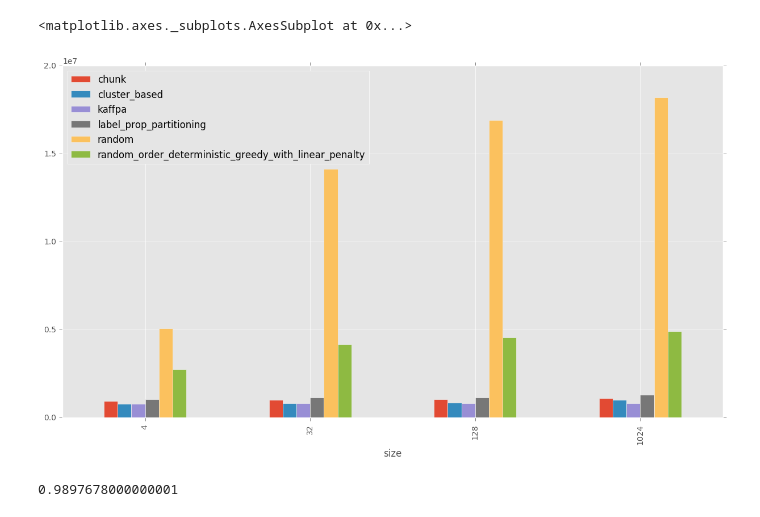
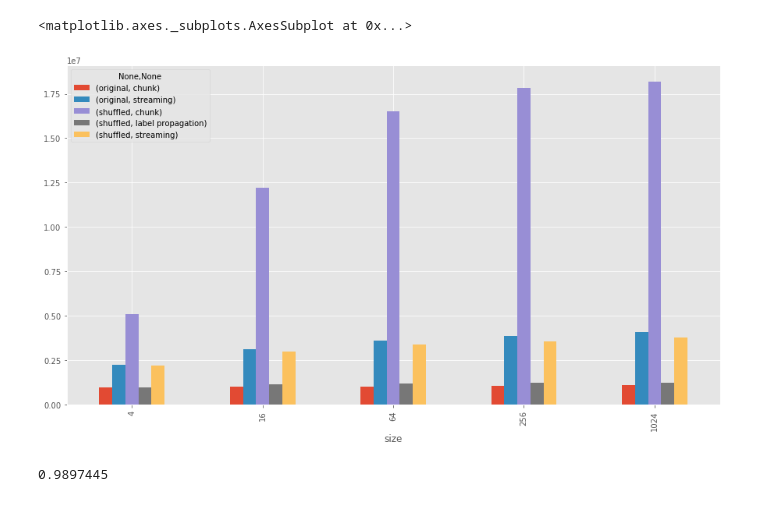
Before and after one commit to kit-algo/distributed_clustering_thrill, a Jupyter notebook: analysis/Level+0+Cluster+Sizes.ipynb, the cells around one changed output. Saved outputs shown, nothing was run; the diff lists cells and outputs as text; code cells hidden in the pictures.

```diff
--- a/analysis/Level+0+Cluster+Sizes.ipynb
+++ b/analysis/Level+0+Cluster+Sizes.ipynb
@@ -13,7 +14,7 @@ plt.style.use('ggplot') # Make the graphs a bit prettier
 # %%
 data = {}
 
-for path in glob.glob(os.path.expanduser("~/dev/ma/data/results/2017-02-24/*.json")):
+for path in glob.glob(os.path.expanduser("~/dev/ma/data/results/level0cluster/*.json")):
   for typename, items in json.load(open(path)).items():
     if typename in data:
       data[typename].update(items)
@@ -46,9 +25,12 @@ array(['../data/lfr-100000-mu-0.2.metis.graph',
 # %%
+frames['program_run']['order'] = frames['program_run']['graph'].map(lambda x: 'shuffled' if "uk-2002.metis-preprocessed" in x else 'original')
+
 partitions = frames['partition']
 partitions['algorithm'] = frames['partition'] \
     .merge(frames['program_run'], how='left', left_on='program_run_id', right_index=True) \
     .apply(lambda x: x.binary if x.algorithm == 'external' else x.algorithm, axis=1)
+
+partitions.replace({ 'algorithm': { 'deterministic_greedy_with_linear_penalty': 'streaming', 'label_prop_partitioning': 'label propagation' } }, inplace=True)
+
+graphs = frames['program_run'].loc[lambda x: x.binary == './louvain'] # .loc[lambda x: x.graph.str.contains("uk-2002.metis-preprocessed")]
+algos = frames['algorithm_run'].merge(graphs, left_on='program_run_id', right_index=True)
-# %%
-graphs = frames['program_run'].loc[lambda x: x.graph.str.contains("uk-2002")].loc[lambda x: x.binary == './louvain']
-algos = frames['algorithm_run'].merge(graphs, left_on='program_run_id', right_index=True)
-graphs[:1]
@@ -94,24 +73,24 @@ Name: cluster_count, dtype: int64
 # %%
 groups = frames['algorithm_level'] \
     .loc[lambda x: x.level == 0] \
     .merge(frames['algorithm_run'], left_on='algorithm_run_id', right_index=True) \
     .merge(graphs, left_on='program_run_id', right_index=True) \
     .merge(partitions, left_on='partition_id', right_index=True) \
     .loc[lambda x: x.algorithm_x.str.contains("partitioned")] \
     .loc[lambda x: x.allow_move_to_ghosts] \
-    .loc[lambda x: ~x.algorithm_y.isin(["deterministic_greedy_with_linear_penalty"])] \
-    .groupby(['algorithm_y'], as_index=False)
+    .groupby(['order', 'algorithm_y'], as_index=False)
 
+#    .loc[lambda x: ~x.algorithm_y.isin(["deterministic_greedy_with_linear_penalty"])] \
 
 pd.DataFrame({algo: levels.groupby('size')['cluster_count'].mean() for algo, levels in groups}).plot.bar(figsize=(15,8))
 # %% [output]
 <matplotlib.axes._subplots.AxesSubplot at 0x...>
-[figure, old version]
+[figure, new version]
 # %%
 frames['clustering'] \
     .merge(algos, left_on='algorithm_run_id', right_index=True) \
     .loc[lambda x: x.algorithm.str.contains("sequential")] \
     ['modularity'].mean()
 # %% [output]
-0.9897678000000001
+0.9897445
 # %%
```
Also changed, not shown: parts of 12 cells of this notebook, 3 other files.
